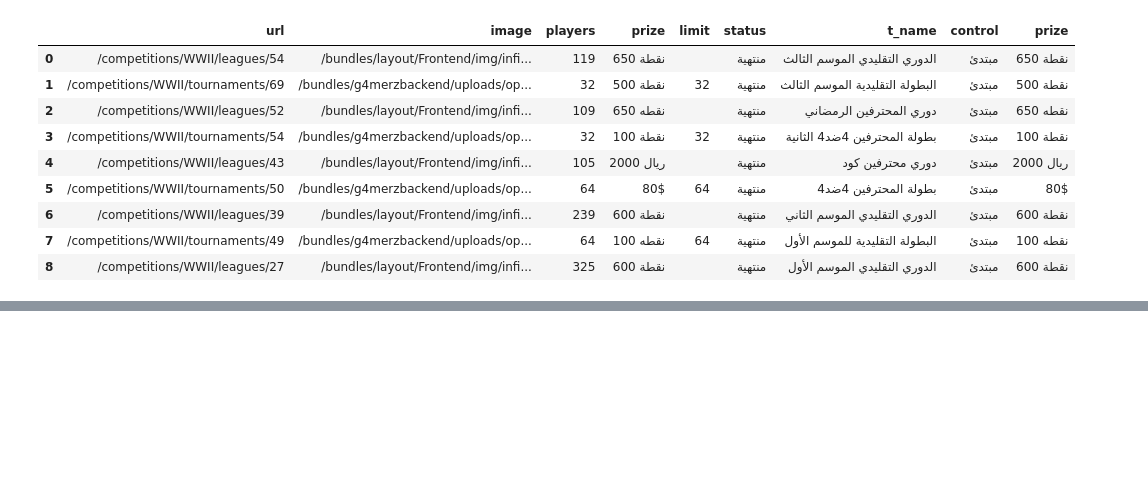
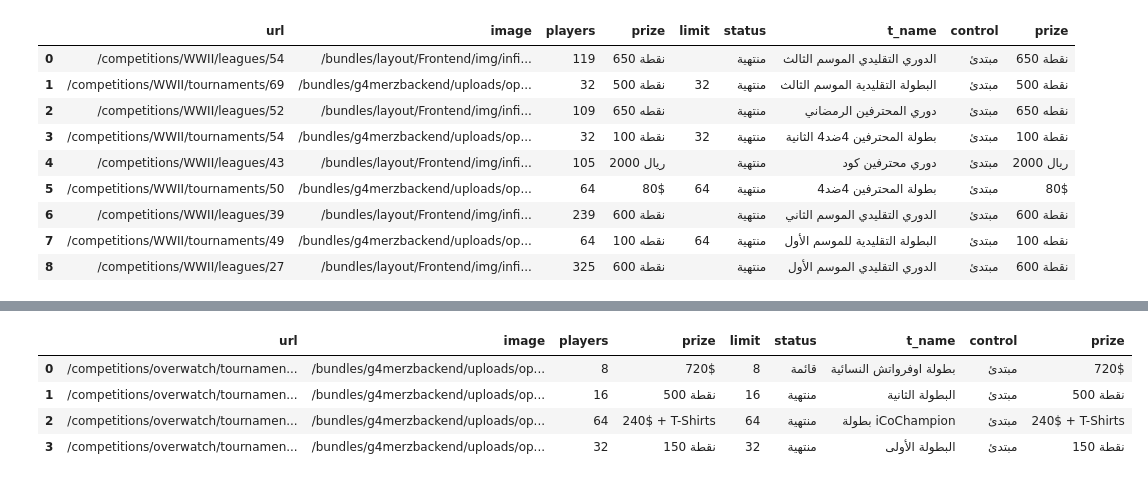
Before and after one commit to iRaied/eSports_Teams, a Jupyter notebook: esports_teams.ipynb, the cells around one changed output, grey strips where cells are left out. Drawn from its saved outputs; the diff is of its cells as text; code cells hidden in the pictures; blank space fills up the shorter version.

Commit message:
finish web scraping for Overwatch Championships

```diff
--- a/esports_teams.ipynb
+++ b/esports_teams.ipynb
@@ -3070,0 +3280,40 @@ df_COD_WW2_main
+# %%
+# 17
+
+df_overwatch_main = []
+with open('./TOs/NAFS/Overwatch/NAFS_Overwatch.txt', encoding='utf8') as file:
+    soup = BeautifulSoup(file.read())
+    for x in soup.find_all('div', class_="col-lg-4"):
+        for url in x.find_all('a'):
+            url = url.get('href')
+            #print(url)
+        for image_src in x.find_all("img"):
+            #print(image_src['src'])
+            image = image_src['src']
+        players = x.find_all('span')[0].contents[0]
+        #print(players)
+        limit = x.find_all('span')[1].contents[0][2:]
+        #print(limit)
+        status = x.find_all('a')[1].contents[0].strip()
+        #print(status)
+        div_container = x.find('div', class_="game__title")
+        t_name = div_container.find('h4').contents[0]
+        #print(t_name)
+        control = div_container.find_all('li')[0].contents[1].strip()
+        #print(control)
+        prize = div_container.find_all('li')[1].contents[1].strip()
+        #print(prize)
+        df_overwatch_main.append({'url': url, 'image': image, 'players': players, 'limit': limit, 'status': status,
+                             't_name': t_name, 'control': control, 'prize': prize})
+df_overwatch_main = pd.DataFrame(df_overwatch_main, columns = ['url', 'image', 'players', 'prize', 'limit', 'status', 't_name',
+                                                     'control', 'prize'])
+# %%
+# 18
+
+df_overwatch_main
+# %% [output]
+|  | url | image | players | prize | limit | status | t_name | control | prize |
+| 0 | /competitions/overwatch/tournamen... | /bundles/g4merzbackend/uploads/op... | 8 | 720$ | 8 | قائمة | بطولة اوفرواتش النسائية | مبتدئ | 720$ |
+| 1 | /competitions/overwatch/tournamen... | /bundles/g4merzbackend/uploads/op... | 16 | 500 نقطة | 16 | منتهية | البطولة الثانية | مبتدئ | 500 نقطة |
+| 2 | /competitions/overwatch/tournamen... | /bundles/g4merzbackend/uploads/op... | 64 | 240$ + T-Shirts | 64 | منتهية | بطولة iCoChampion | مبتدئ | 240$ + T-Shirts |
+| 3 | /competitions/overwatch/tournamen... | /bundles/g4merzbackend/uploads/op... | 32 | 150 نقطة | 32 | منتهية | البطولة الأولى | مبتدئ | 150 نقطة |
```
Also changed, not shown: parts of 17 cells of this notebook.
